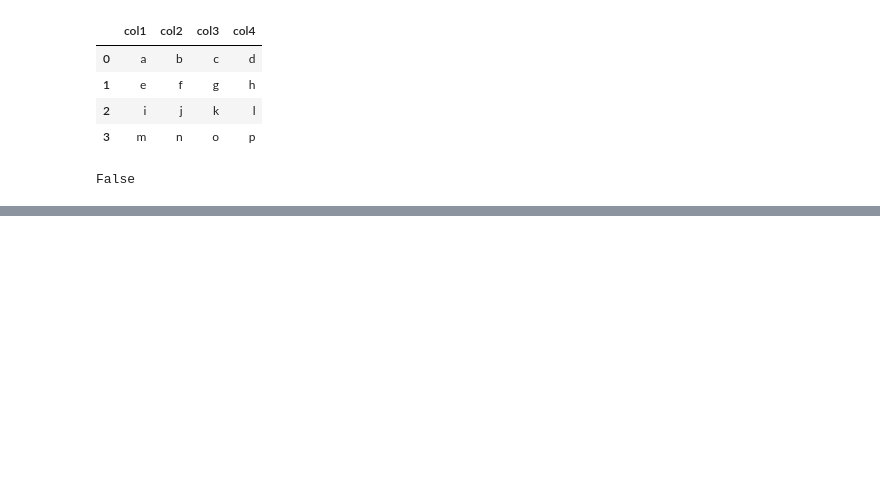
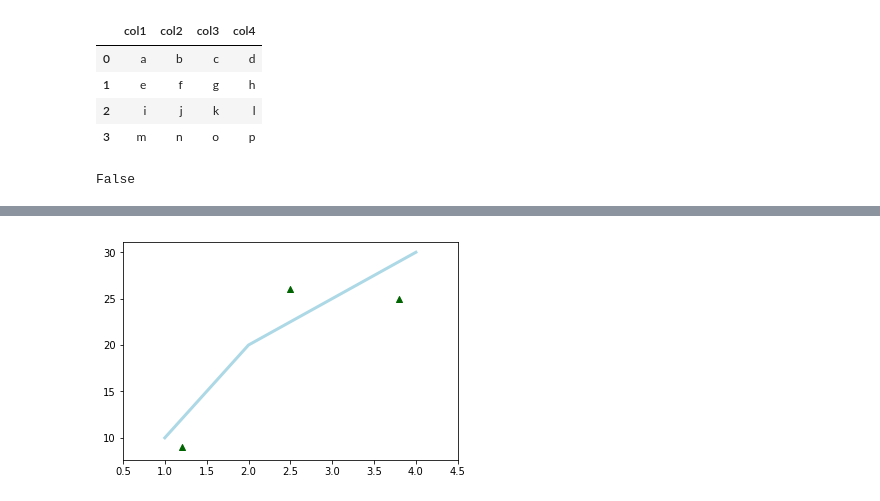
Before and after one commit to prodg1974/Jupyter-intro, a Jupyter notebook: Examples.ipynb, the cells around one changed output, grey strips where cells are left out. Drawn from its saved outputs; the diff is of its cells as text; code cells hidden in the pictures; blank space fills up the shorter version.

```diff
--- a/Examples.ipynb
+++ b/Examples.ipynb
@@ -23,0 +44,9 @@ False
+# %%
+fig = plt.figure()
+ax = fig.add_subplot(111)
+ax.plot([1, 2, 3, 4], [10, 20, 25, 30], color='lightblue', linewidth=3)
+ax.scatter([0.3, 3.8, 1.2, 2.5], [11, 25, 9, 26], color='darkgreen', marker='^')
+ax.set_xlim(0.5, 4.5)
+plt.show()
+# %% [output]
+[figure, added]
```
Also changed, not shown: parts of 6 cells of this notebook, 3 other files.
